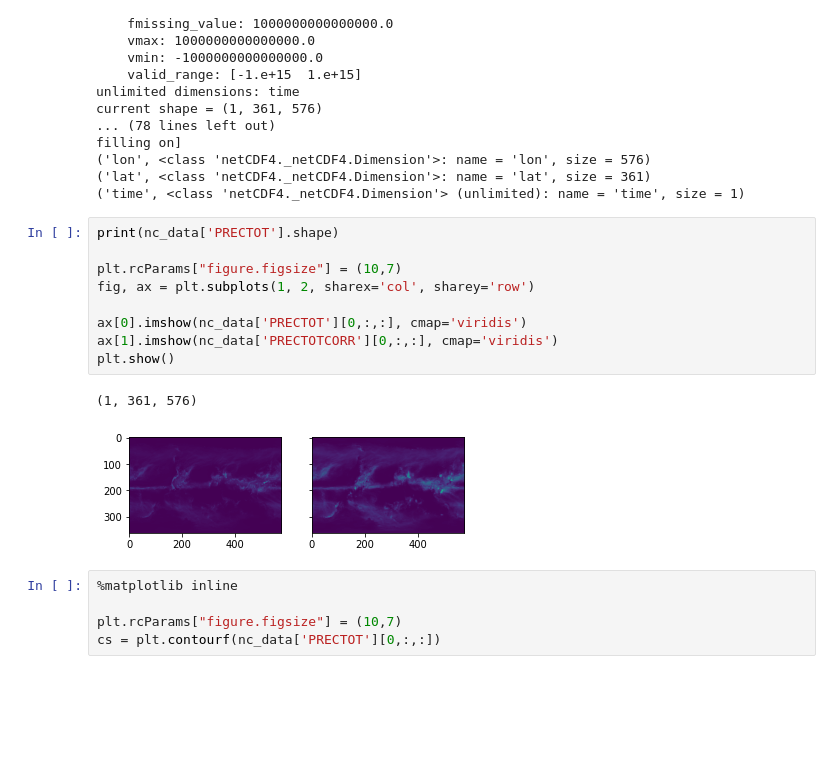
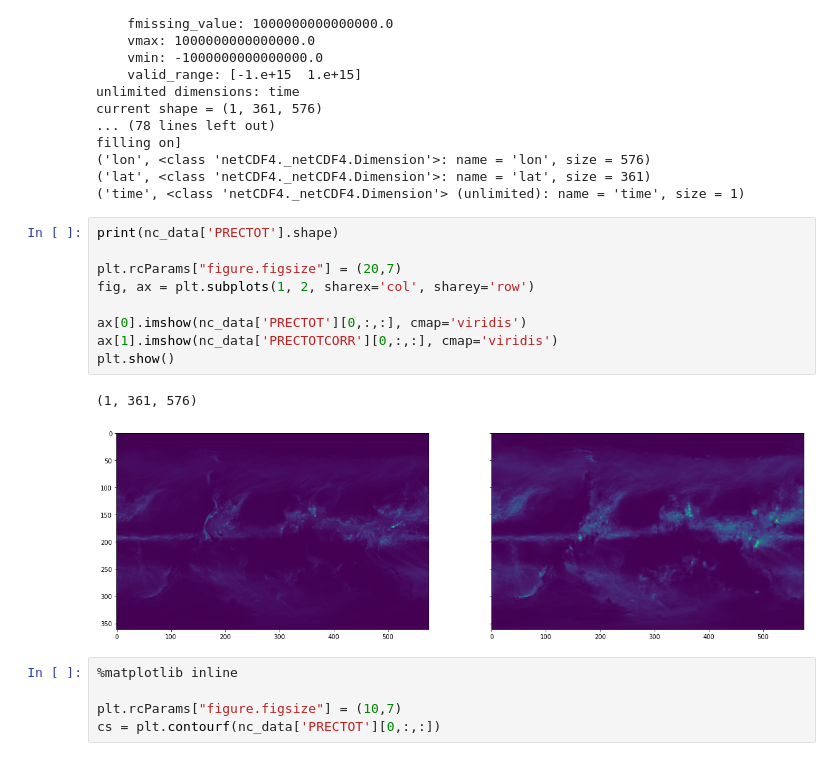
Before and after one commit to alex-gherega/gis-da, a Jupyter notebook: NASA Precipitation.ipynb, the cells around one changed output. Cells and saved outputs as stored; diff of their text form; blank space fills up the shorter version.

```diff
--- a/NASA Precipitation.ipynb
+++ b/NASA Precipitation.ipynb
@@ -85,15 +85,15 @@ filling on]
 # %%
 print(nc_data['PRECTOT'].shape)
 
-plt.rcParams["figure.figsize"] = (10,7)
+plt.rcParams["figure.figsize"] = (20,7)
 fig, ax = plt.subplots(1, 2, sharex='col', sharey='row')
 
 ax[0].imshow(nc_data['PRECTOT'][0,:,:], cmap='viridis')
 ax[1].imshow(nc_data['PRECTOTCORR'][0,:,:], cmap='viridis')
 plt.show()
 # %% [output]
 (1, 361, 576)
-[figure, old version]
+[figure, new version]
 # %%
 %matplotlib inline
 
```
Also changed, not shown: parts of 1 cell of this notebook.
